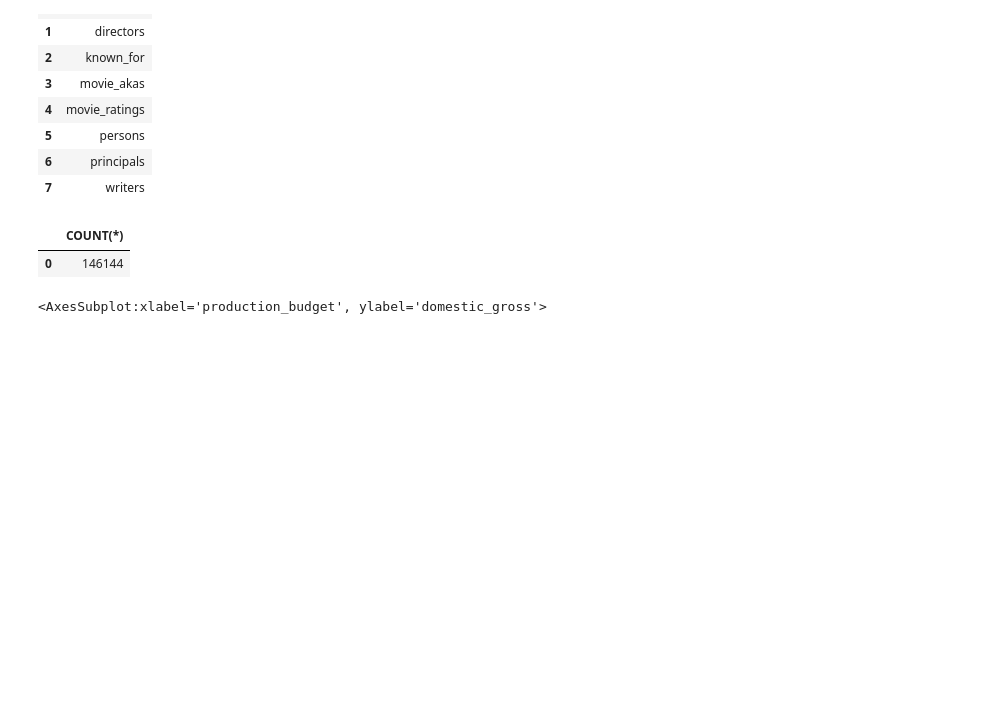
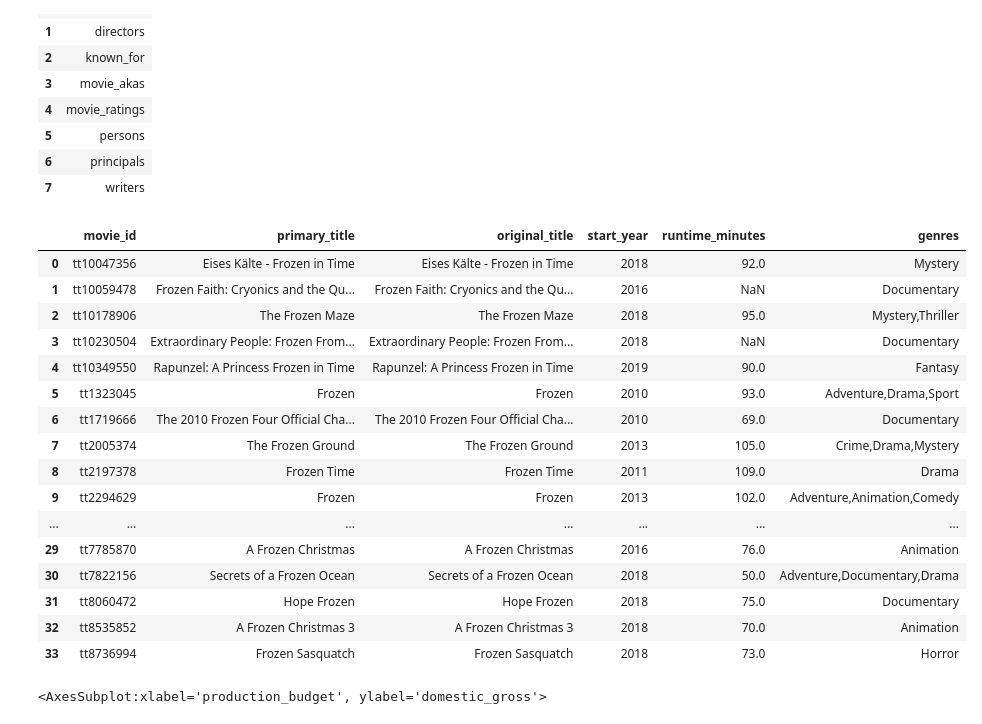
Before and after one commit to racday/ai-capstone, a Jupyter notebook: index.ipynb, the cells around one changed output. Drawn from its saved outputs; the diff is of its cells as text; code cells hidden in the pictures; blank space fills up the shorter version.

```diff
--- a/index.ipynb
+++ b/index.ipynb
@@ -145,16 +146,32 @@ SELECT name FROM sqlite_master
 | 7 | writers |
 # %%
 q = """
-SELECT COUNT(*) FROM movie_basics
+SELECT * FROM movie_basics
+WHERE original_title LIKE '%frozen%'
 ;
 """
 
 pd.read_sql(q, conn)
 
 #movie basics has 150k rows, movie basics has 73k
 # %% [output]
-|  | COUNT(*) |
-| 0 | 146144 |
+|  | movie_id | primary_title | original_title | start_year | runtime_minutes | genres |
+| 0 | tt10047356 | Eises Kälte - Frozen in Time | Eises Kälte - Frozen in Time | 2018 | 92.0 | Mystery |
+| 1 | tt10059478 | Frozen Faith: Cryonics and the Qu... | Frozen Faith: Cryonics and the Qu... | 2016 | NaN | Documentary |
+| 2 | tt10178906 | The Frozen Maze | The Frozen Maze | 2018 | 95.0 | Mystery,Thriller |
+| 3 | tt10230504 | Extraordinary People: Frozen From... | Extraordinary People: Frozen From... | 2018 | NaN | Documentary |
+| 4 | tt10349550 | Rapunzel: A Princess Frozen in Time | Rapunzel: A Princess Frozen in Time | 2019 | 90.0 | Fantasy |
+| 5 | tt1323045 | Frozen | Frozen | 2010 | 93.0 | Adventure,Drama,Sport |
+| 6 | tt1719666 | The 2010 Frozen Four Official Cha... | The 2010 Frozen Four Official Cha... | 2010 | 69.0 | Documentary |
+| 7 | tt2005374 | The Frozen Ground | The Frozen Ground | 2013 | 105.0 | Crime,Drama,Mystery |
+| 8 | tt2197378 | Frozen Time | Frozen Time | 2011 | 109.0 | Drama |
+| 9 | tt2294629 | Frozen | Frozen | 2013 | 102.0 | Adventure,Animation,Comedy |
+| ... | ... | ... | ... | ... | ... | ... |
+| 29 | tt7785870 | A Frozen Christmas | A Frozen Christmas | 2016 | 76.0 | Animation |
+| 30 | tt7822156 | Secrets of a Frozen Ocean | Secrets of a Frozen Ocean | 2018 | 50.0 | Adventure,Documentary,Drama |
+| 31 | tt8060472 | Hope Frozen | Hope Frozen | 2018 | 75.0 | Documentary |
+| 32 | tt8535852 | A Frozen Christmas 3 | A Frozen Christmas 3 | 2018 | 70.0 | Animation |
+| 33 | tt8736994 | Frozen Sasquatch | Frozen Sasquatch | 2018 | 73.0 | Horror |
 # %%
 sns.scatterplot(x = tn_movie_budgets["production_budget"], y = tn_movie_budgets["domestic_gross"])
 # %% [output]
```
Also changed, not shown: parts of 25 cells of this notebook.
